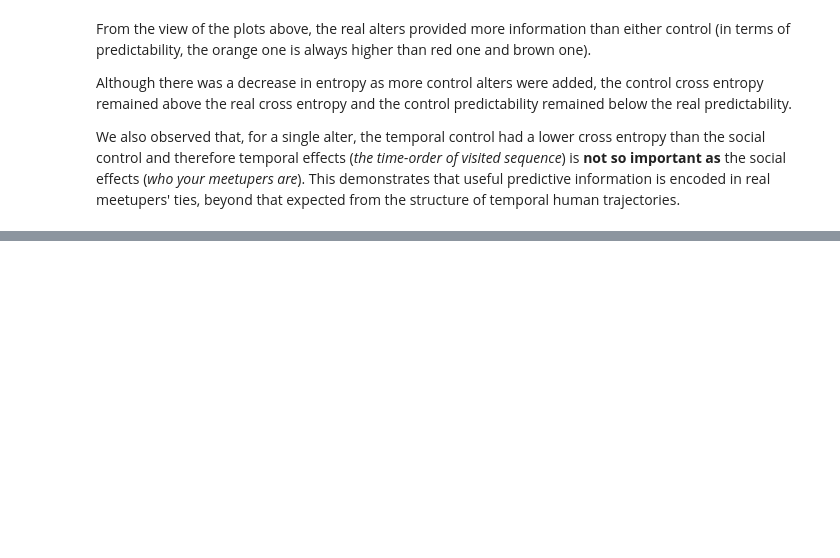
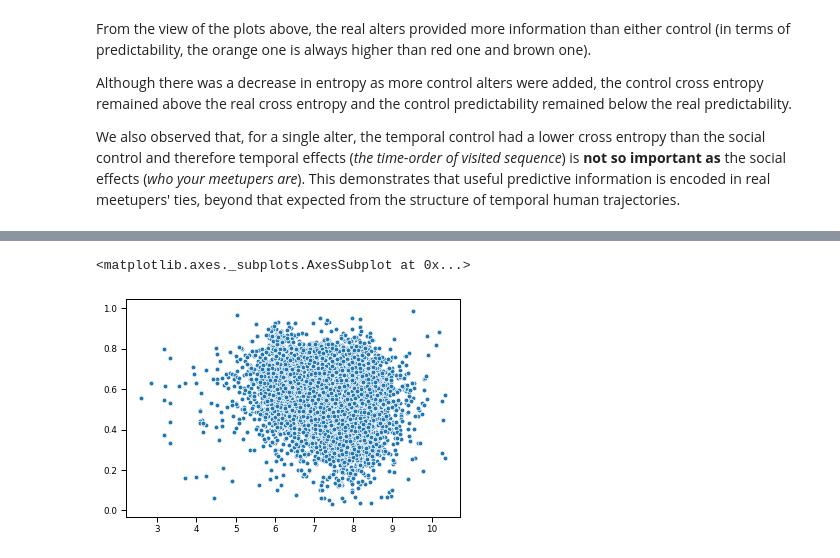
Before and after one commit to Magica-Chen/social-predictability, a Jupyter notebook: MeetupStrategy-Report.ipynb, the cells around one changed output, grey strips where cells are left out. Saved outputs shown, nothing was run; the diff lists cells and outputs as text; code cells hidden in the pictures; blank space fills up the shorter version.

```diff
--- a/MeetupStrategy-Report.ipynb
+++ b/MeetupStrategy-Report.ipynb
@@ -337,0 +345,5 @@ We also observed that, for a single alter, the temporal control had a lower cros
+# %%
+sns.scatterplot(x=FastMeetup.user_stats.groupby('userid_x')['alter_info'].mean().tolist(), y=FastMeetup.ego_stats['Pi'].tolist())
+# %% [output]
+<matplotlib.axes._subplots.AxesSubplot at 0x...>
+[figure, added]
```
Also changed, not shown: parts of 6 cells of this notebook, 3 other files.
